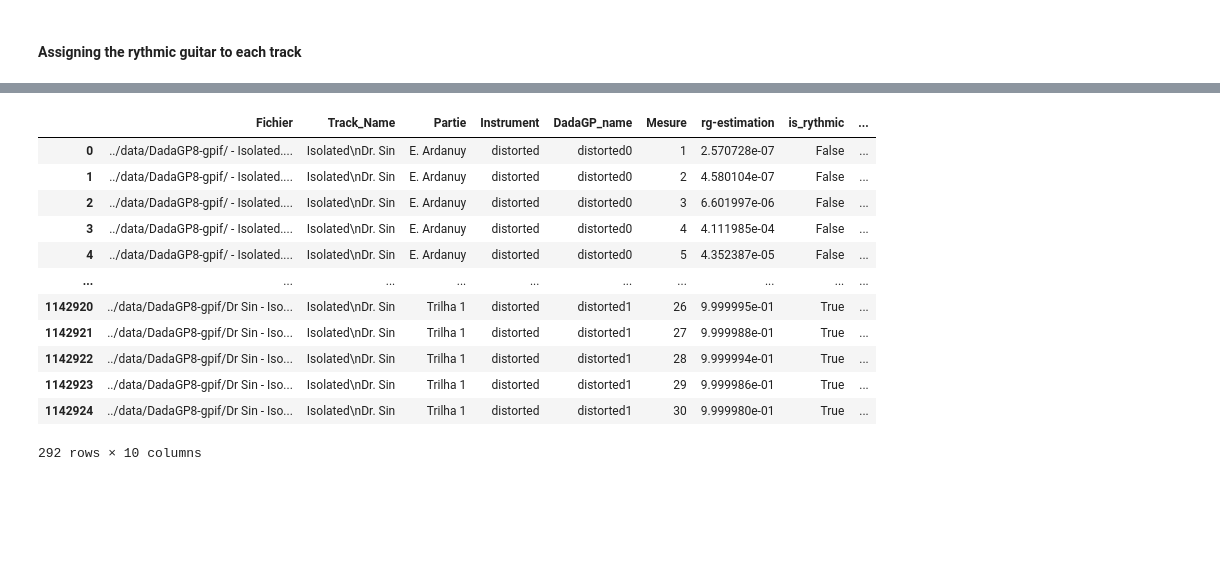
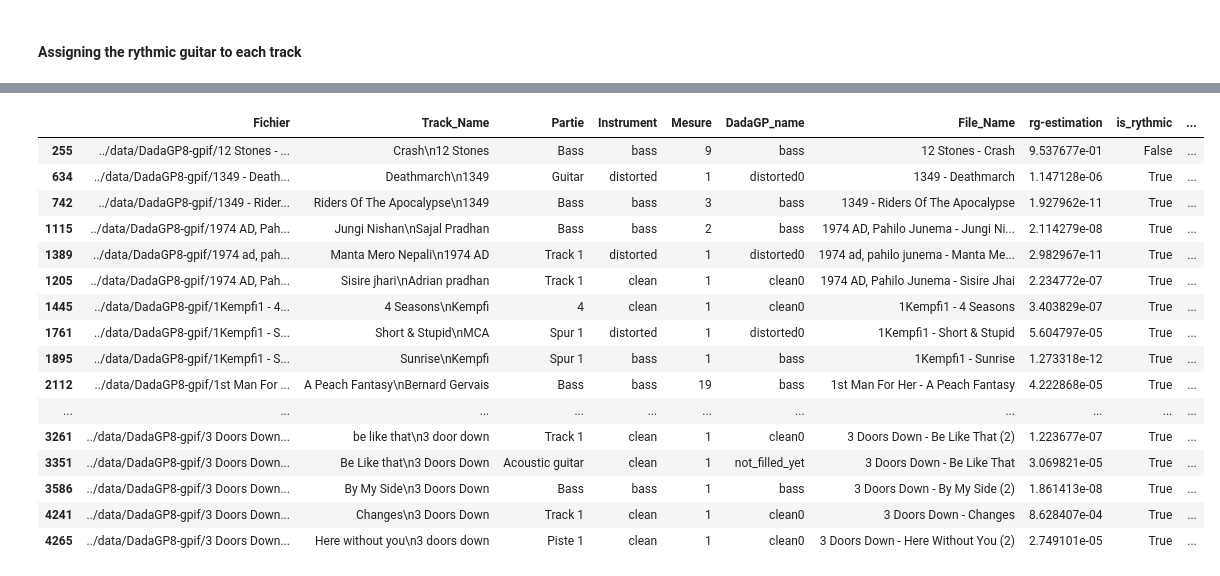
Before and after one commit to OlitHub/guitar-tab-gen, a Jupyter notebook: src/dadagp_sep_file_gen.ipynb, the cells around one changed output, grey strips where cells are left out. Drawn from its saved outputs; the diff is of its cells as text; code cells hidden in the pictures; blank space fills up the shorter version.

```diff
--- a/src/dadagp_sep_file_gen.ipynb
+++ b/src/dadagp_sep_file_gen.ipynb
@@ -476,9 +615,9 @@ Name: count, dtype: int64
 total_df_rythmic = pd.DataFrame()
 i=0
 # For each track we add the DadaGP_name column
-for track in tqdm(df_rg_aug_essentials['Track_Name'].unique()):
+for track in tqdm(df_rg_aug_essentials['File_Name'].unique()):
     i=i+1
-    df_rythmic = df_rg_aug_essentials[df_rg_aug_essentials['Track_Name'] == track].copy() # We copy to avoid SettingWithCopyWarning
+    df_rythmic = df_rg_aug_essentials[df_rg_aug_essentials['File_Name'] == track].copy() # We copy to avoid SettingWithCopyWarning
     max_nb_measures = df_rythmic['Mesure'].max()
 
     for instrument in df_rythmic['DadaGP_name'].unique():
@@ -486,6 +625,8 @@ for track in tqdm(df_rg_aug_essentials['Track_Name'].unique()):
 
         # Proportion of rythmic measures for the instrument (in the whole track and not only in the measures where the instrument plays)
         prop_rythmic = df_inst['is_rythmic'].sum() / max_nb_measures
+        if prop_rythmic > 1:
+            print(track, max_nb_measures, prop_rythmic)
         df_rythmic.loc[df_rythmic['DadaGP_name'] == instrument, 'prop_rythmic'] = prop_rythmic
 
     # The instrument with the highest proportion of rythmic measures is the rythmic instrument
@@ -499,7 +640,7 @@ for track in tqdm(df_rg_aug_essentials['Track_Name'].unique()):
     # Concatenate the dataframe
     total_df_rythmic = pd.concat([total_df_rythmic, df_rythmic])
 
-    if i==100: # Test on 100 tracks
-        break
+    # if i==100: # Test on 100 tracks
+    #     break
 
 # Around an hour of computation according to tqdm...
@@ -506,16 +701,22 @@ for track in tqdm(df_rg_aug_essentials['Track_Name'].unique()):
-# %%
-total_df_rythmic[total_df_rythmic['Track_Name'] == 'Isolated\nDr. Sin']
-# %% [output]
-|  | Fichier | Track_Name | Partie | Instrument | DadaGP_name | Mesure | rg-estimation | is_rythmic | ... |
-| 0 | ../data/DadaGP8-gpif/ - Isolated.... | Isolated\nDr. Sin | E. Ardanuy | distorted | distorted0 | 1 | 2.570728e-07 | False | ... |
-| 1 | ../data/DadaGP8-gpif/ - Isolated.... | Isolated\nDr. Sin | E. Ardanuy | distorted | distorted0 | 2 | 4.580104e-07 | False | ... |
-| 2 | ../data/DadaGP8-gpif/ - Isolated.... | Isolated\nDr. Sin | E. Ardanuy | distorted | distorted0 | 3 | 6.601997e-06 | False | ... |
-| 3 | ../data/DadaGP8-gpif/ - Isolated.... | Isolated\nDr. Sin | E. Ardanuy | distorted | distorted0 | 4 | 4.111985e-04 | False | ... |
-| 4 | ../data/DadaGP8-gpif/ - Isolated.... | Isolated\nDr. Sin | E. Ardanuy | distorted | distorted0 | 5 | 4.352387e-05 | False | ... |
-| ... | ... | ... | ... | ... | ... | ... | ... | ... | ... |
-| 1142920 | ../data/DadaGP8-gpif/Dr Sin - Iso... | Isolated\nDr. Sin | Trilha 1 | distorted | distorted1 | 26 | 9.999995e-01 | True | ... |
-| 1142921 | ../data/DadaGP8-gpif/Dr Sin - Iso... | Isolated\nDr. Sin | Trilha 1 | distorted | distorted1 | 27 | 9.999988e-01 | True | ... |
-| 1142922 | ../data/DadaGP8-gpif/Dr Sin - Iso... | Isolated\nDr. Sin | Trilha 1 | distorted | distorted1 | 28 | 9.999994e-01 | True | ... |
-| 1142923 | ../data/DadaGP8-gpif/Dr Sin - Iso... | Isolated\nDr. Sin | Trilha 1 | distorted | distorted1 | 29 | 9.999986e-01 | True | ... |
-| 1142924 | ../data/DadaGP8-gpif/Dr Sin - Iso... | Isolated\nDr. Sin | Trilha 1 | distorted | distorted1 | 30 | 9.999980e-01 | True | ... |
-292 rows × 10 columns
+# %%
+total_df_rythmic_track_level = total_df_rythmic.copy()
+total_df_rythmic_track_level = total_df_rythmic_track_level.drop_duplicates(subset=['Track_Name', 'File_Name'])
+total_df_rythmic_track_level.head(20)
+# %% [output]
+|  | Fichier | Track_Name | Partie | Instrument | Mesure | DadaGP_name | File_Name | rg-estimation | is_rythmic | ... |
+| 255 | ../data/DadaGP8-gpif/12 Stones - ... | Crash\n12 Stones | Bass | bass | 9 | bass | 12 Stones - Crash | 9.537677e-01 | False | ... |
+| 634 | ../data/DadaGP8-gpif/1349 - Death... | Deathmarch\n1349 | Guitar | distorted | 1 | distorted0 | 1349 - Deathmarch | 1.147128e-06 | True | ... |
+| 742 | ../data/DadaGP8-gpif/1349 - Rider... | Riders Of The Apocalypse\n1349 | Bass | bass | 3 | bass | 1349 - Riders Of The Apocalypse | 1.927962e-11 | True | ... |
+| 1115 | ../data/DadaGP8-gpif/1974 AD, Pah... | Jungi Nishan\nSajal Pradhan | Bass | bass | 2 | bass | 1974 AD, Pahilo Junema - Jungi Ni... | 2.114279e-08 | True | ... |
+| 1389 | ../data/DadaGP8-gpif/1974 ad, pah... | Manta Mero Nepali\n1974 AD | Track 1 | distorted | 1 | distorted0 | 1974 ad, pahilo junema - Manta Me... | 2.982967e-11 | True | ... |
+| 1205 | ../data/DadaGP8-gpif/1974 AD, Pah... | Sisire jhari\nAdrian pradhan | Track 1 | clean | 1 | clean0 | 1974 AD, Pahilo Junema - Sisire Jhai | 2.234772e-07 | True | ... |
+| 1445 | ../data/DadaGP8-gpif/1Kempfi1 - 4... | 4 Seasons\nKempfi | 4 | clean | 1 | clean0 | 1Kempfi1 - 4 Seasons | 3.403829e-07 | True | ... |
+| 1761 | ../data/DadaGP8-gpif/1Kempfi1 - S... | Short & Stupid\nMCA | Spur 1 | distorted | 1 | distorted0 | 1Kempfi1 - Short & Stupid | 5.604797e-05 | True | ... |
+| 1895 | ../data/DadaGP8-gpif/1Kempfi1 - S... | Sunrise\nKempfi | Spur 1 | bass | 1 | bass | 1Kempfi1 - Sunrise | 1.273318e-12 | True | ... |
+| 2112 | ../data/DadaGP8-gpif/1st Man For ... | A Peach Fantasy\nBernard Gervais | Bass | bass | 19 | bass | 1st Man For Her - A Peach Fantasy | 4.222868e-05 | True | ... |
+| ... | ... | ... | ... | ... | ... | ... | ... | ... | ... | ... |
+| 3261 | ../data/DadaGP8-gpif/3 Doors Down... | be like that\n3 door down | Track 1 | clean | 1 | clean0 | 3 Doors Down - Be Like That (2) | 1.223677e-07 | True | ... |
+| 3351 | ../data/DadaGP8-gpif/3 Doors Down... | Be Like that\n3 Doors Down | Acoustic guitar | clean | 1 | not_filled_yet | 3 Doors Down - Be Like That | 3.069821e-05 | True | ... |
+| 3586 | ../data/DadaGP8-gpif/3 Doors Down... | By My Side\n3 Doors Down | Bass | bass | 1 | bass | 3 Doors Down - By My Side (2) | 1.861413e-08 | True | ... |
+| 4241 | ../data/DadaGP8-gpif/3 Doors Down... | Changes\n3 Doors Down | Track 1 | clean | 1 | clean0 | 3 Doors Down - Changes | 8.628407e-04 | True | ... |
+| 4265 | ../data/DadaGP8-gpif/3 Doors Down... | Here without you\n3 doors down | Piste 1 | clean | 1 | clean0 | 3 Doors Down - Here Without You (2) | 2.749101e-05 | True | ... |
```
Also changed, not shown: parts of 19 cells of this notebook, 1 other file.
